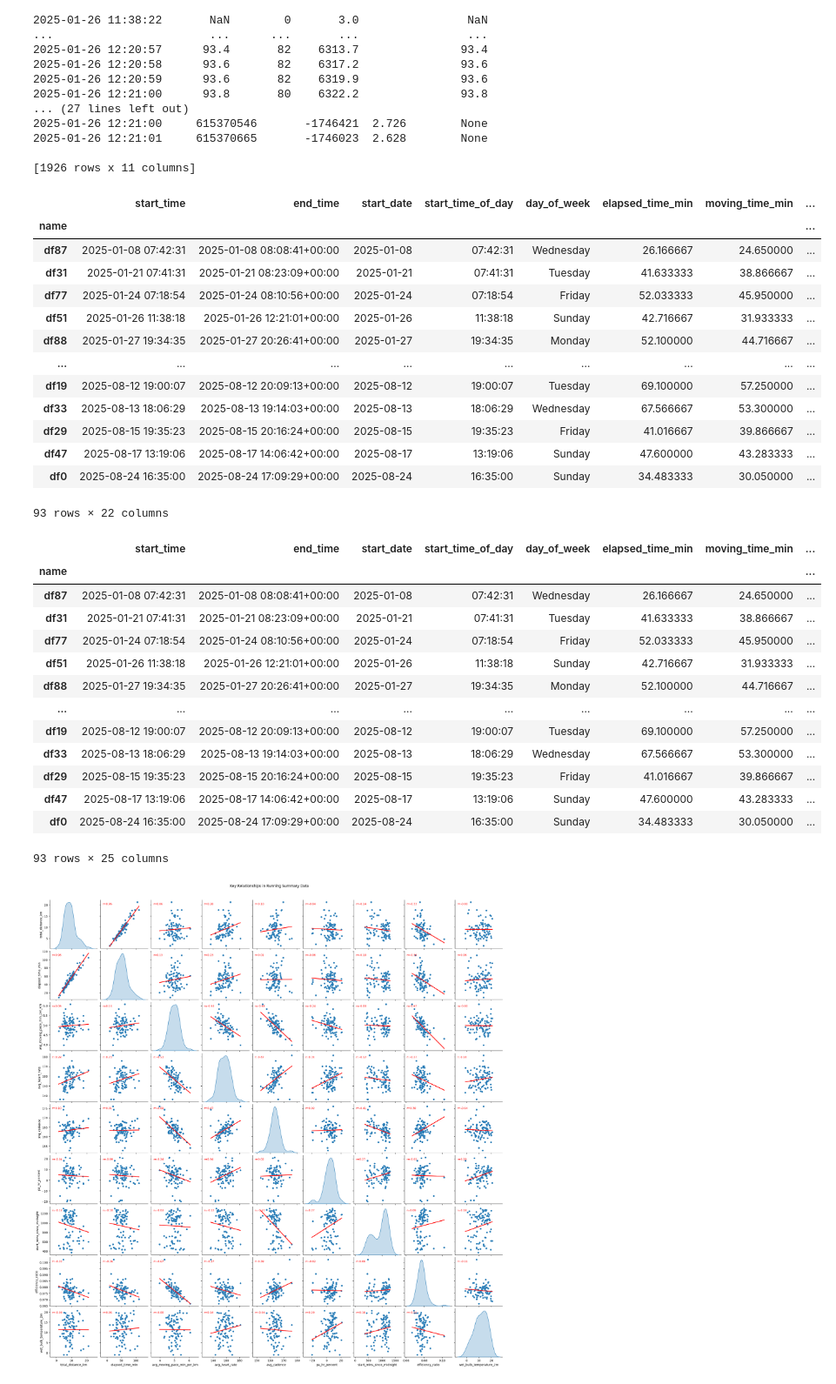
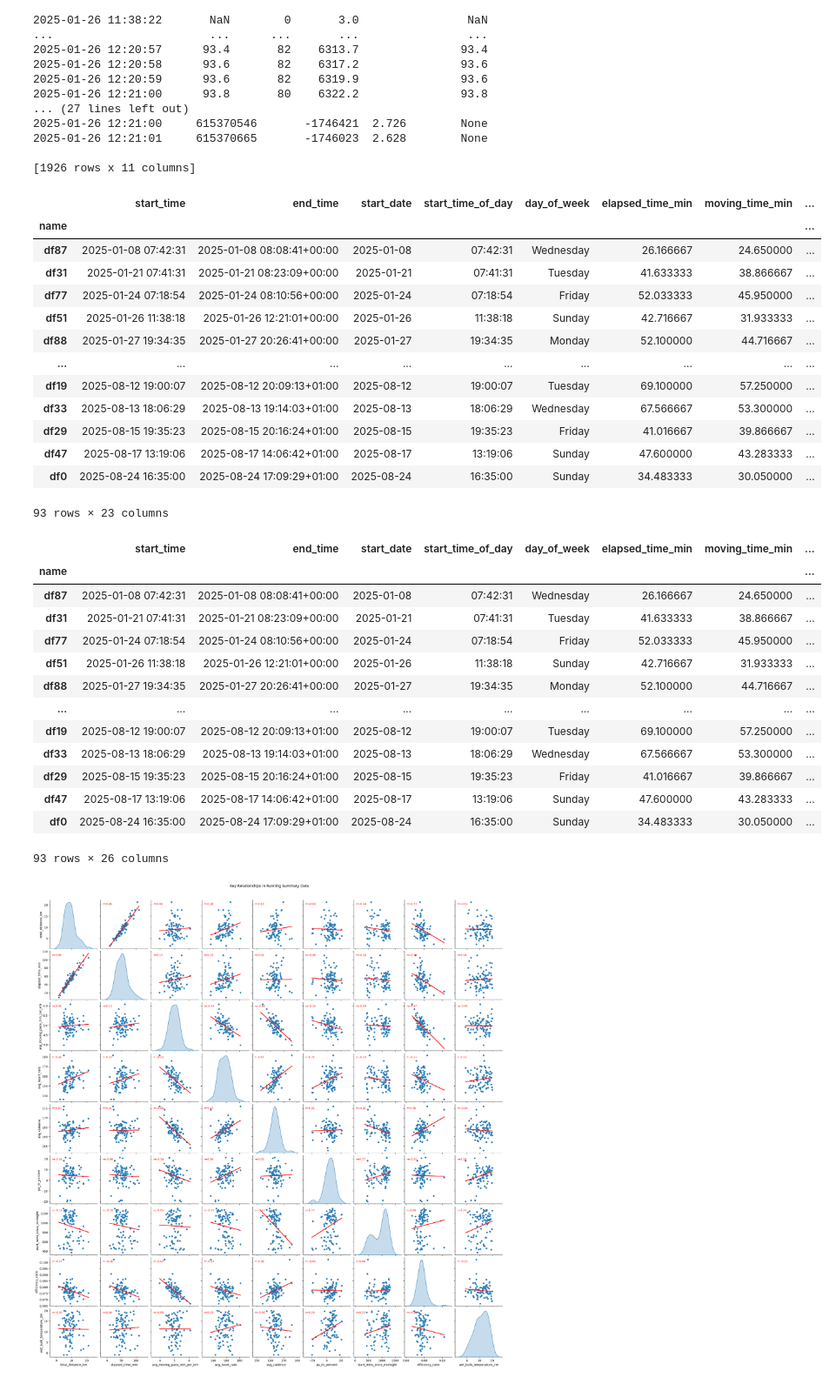
Before and after one commit to andrewt-202/sport-data-visualisation, a Jupyter notebook: sport_visualiser.ipynb, the cells around one changed output. Shown at 87% size. Saved outputs shown, nothing was run; the diff lists cells and outputs as text; code cells hidden in the pictures.

```diff
--- a/sport_visualiser.ipynb
+++ b/sport_visualiser.ipynb
@@ -226,40 +226,43 @@ def summarize_run(name, df, speed_threshold=0.75):
 
 
 running_summary_df = (
     pd.DataFrame(
         [summarize_run(name, df) for name, df in running_dfs.items()]
     )
     .set_index("name")
     .sort_values("start_time")
 )
 
 running_summary_df["start_mins_since_midnight"] = (
     running_summary_df["start_time_of_day"].apply(lambda t: t.hour * 60 + t.minute)
 )
 running_summary_df["efficiency_ratio"] = running_summary_df["avg_moving_speed_kmh"] / running_summary_df["avg_heart_rate"]
 running_summary_df["start_date"] = pd.to_datetime(running_summary_df["start_date"])
 running_summary_df["start_date_num"] = mdates.date2num(running_summary_df["start_date"])
-running_summary_df["end_time"] = pd.to_datetime(running_summary_df["end_time"]).dt.tz_localize("UTC")
+running_summary_df["end_time"] = pd.to_datetime(running_summary_df["end_time"])
+running_summary_df["end_time"] = running_summary_df["end_time"].dt.tz_localize("Europe/London")
+running_summary_df["end_time_utc"] = running_summary_df["end_time"].dt.tz_convert("UTC")
+
 
 
 
 
 display(running_summary_df)
 # %% [output]
 |  | start_time | end_time | start_date | start_time_of_day | day_of_week | elapsed_time_min | moving_time_min | ... |
 | name |  |  |  |  |  |  |  | ... |
 | df87 | 2025-01-08 07:42:31 | 2025-01-08 08:08:41+00:00 | 2025-01-08 | 07:42:31 | Wednesday | 26.166667 | 24.650000 | ... |
 | df31 | 2025-01-21 07:41:31 | 2025-01-21 08:23:09+00:00 | 2025-01-21 | 07:41:31 | Tuesday | 41.633333 | 38.866667 | ... |
 | df77 | 2025-01-24 07:18:54 | 2025-01-24 08:10:56+00:00 | 2025-01-24 | 07:18:54 | Friday | 52.033333 | 45.950000 | ... |
 | df51 | 2025-01-26 11:38:18 | 2025-01-26 12:21:01+00:00 | 2025-01-26 | 11:38:18 | Sunday | 42.716667 | 31.933333 | ... |
 | df88 | 2025-01-27 19:34:35 | 2025-01-27 20:26:41+00:00 | 2025-01-27 | 19:34:35 | Monday | 52.100000 | 44.716667 | ... |
 | ... | ... | ... | ... | ... | ... | ... | ... | ... |
-| df19 | 2025-08-12 19:00:07 | 2025-08-12 20:09:13+00:00 | 2025-08-12 | 19:00:07 | Tuesday | 69.100000 | 57.250000 | ... |
-| df33 | 2025-08-13 18:06:29 | 2025-08-13 19:14:03+00:00 | 2025-08-13 | 18:06:29 | Wednesday | 67.566667 | 53.300000 | ... |
-| df29 | 2025-08-15 19:35:23 | 2025-08-15 20:16:24+00:00 | 2025-08-15 | 19:35:23 | Friday | 41.016667 | 39.866667 | ... |
-| df47 | 2025-08-17 13:19:06 | 2025-08-17 14:06:42+00:00 | 2025-08-17 | 13:19:06 | Sunday | 47.600000 | 43.283333 | ... |
-| df0 | 2025-08-24 16:35:00 | 2025-08-24 17:09:29+00:00 | 2025-08-24 | 16:35:00 | Sunday | 34.483333 | 30.050000 | ... |
+| df19 | 2025-08-12 19:00:07 | 2025-08-12 20:09:13+01:00 | 2025-08-12 | 19:00:07 | Tuesday | 69.100000 | 57.250000 | ... |
+| df33 | 2025-08-13 18:06:29 | 2025-08-13 19:14:03+01:00 | 2025-08-13 | 18:06:29 | Wednesday | 67.566667 | 53.300000 | ... |
+| df29 | 2025-08-15 19:35:23 | 2025-08-15 20:16:24+01:00 | 2025-08-15 | 19:35:23 | Friday | 41.016667 | 39.866667 | ... |
+| df47 | 2025-08-17 13:19:06 | 2025-08-17 14:06:42+01:00 | 2025-08-17 | 13:19:06 | Sunday | 47.600000 | 43.283333 | ... |
+| df0 | 2025-08-24 16:35:00 | 2025-08-24 17:09:29+01:00 | 2025-08-24 | 16:35:00 | Sunday | 34.483333 | 30.050000 | ... |
-93 rows × 22 columns
+93 rows × 23 columns
 # %%
 import pandas as pd
 from datetime import datetime
@@ -341,12 +344,12 @@ display(running_summary_with_weather)
 | df51 | 2025-01-26 11:38:18 | 2025-01-26 12:21:01+00:00 | 2025-01-26 | 11:38:18 | Sunday | 42.716667 | 31.933333 | ... |
 | df88 | 2025-01-27 19:34:35 | 2025-01-27 20:26:41+00:00 | 2025-01-27 | 19:34:35 | Monday | 52.100000 | 44.716667 | ... |
 | ... | ... | ... | ... | ... | ... | ... | ... | ... |
-| df19 | 2025-08-12 19:00:07 | 2025-08-12 20:09:13+00:00 | 2025-08-12 | 19:00:07 | Tuesday | 69.100000 | 57.250000 | ... |
-| df33 | 2025-08-13 18:06:29 | 2025-08-13 19:14:03+00:00 | 2025-08-13 | 18:06:29 | Wednesday | 67.566667 | 53.300000 | ... |
-| df29 | 2025-08-15 19:35:23 | 2025-08-15 20:16:24+00:00 | 2025-08-15 | 19:35:23 | Friday | 41.016667 | 39.866667 | ... |
-| df47 | 2025-08-17 13:19:06 | 2025-08-17 14:06:42+00:00 | 2025-08-17 | 13:19:06 | Sunday | 47.600000 | 43.283333 | ... |
-| df0 | 2025-08-24 16:35:00 | 2025-08-24 17:09:29+00:00 | 2025-08-24 | 16:35:00 | Sunday | 34.483333 | 30.050000 | ... |
+| df19 | 2025-08-12 19:00:07 | 2025-08-12 20:09:13+01:00 | 2025-08-12 | 19:00:07 | Tuesday | 69.100000 | 57.250000 | ... |
+| df33 | 2025-08-13 18:06:29 | 2025-08-13 19:14:03+01:00 | 2025-08-13 | 18:06:29 | Wednesday | 67.566667 | 53.300000 | ... |
+| df29 | 2025-08-15 19:35:23 | 2025-08-15 20:16:24+01:00 | 2025-08-15 | 19:35:23 | Friday | 41.016667 | 39.866667 | ... |
+| df47 | 2025-08-17 13:19:06 | 2025-08-17 14:06:42+01:00 | 2025-08-17 | 13:19:06 | Sunday | 47.600000 | 43.283333 | ... |
+| df0 | 2025-08-24 16:35:00 | 2025-08-24 17:09:29+01:00 | 2025-08-24 | 16:35:00 | Sunday | 34.483333 | 30.050000 | ... |
-93 rows × 25 columns
+93 rows × 26 columns
 # %%
 import seaborn as sns
 import matplotlib.pyplot as plt
```
Also changed, not shown: parts of 4 cells of this notebook.
